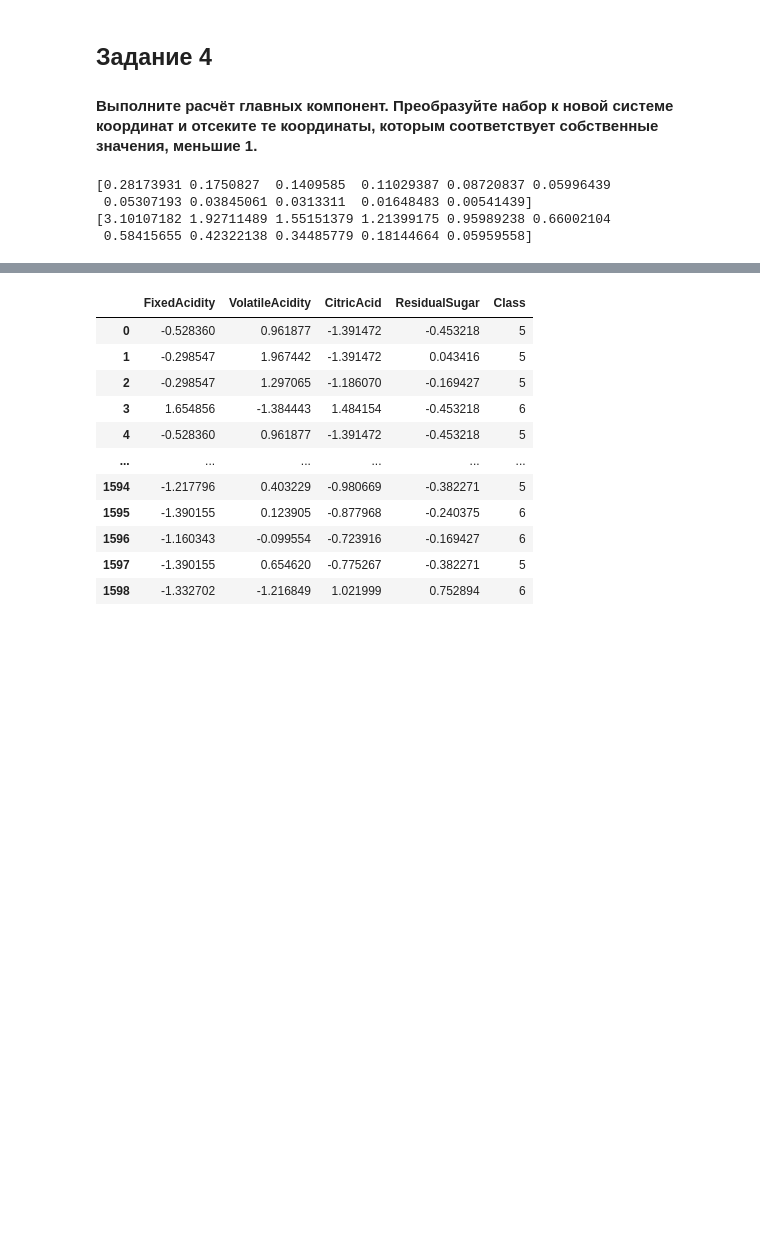
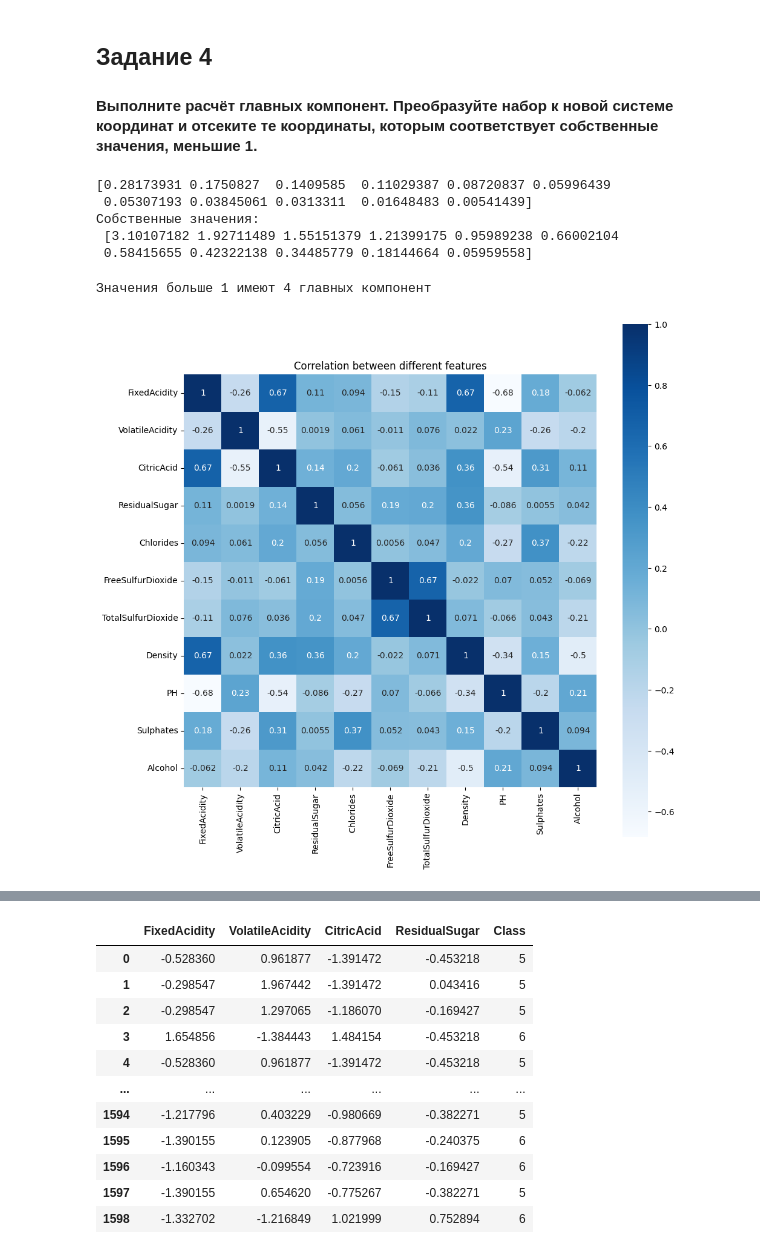
Before and after one commit to gpnwln/labs_projects, a Jupyter notebook: lab_4/lab4.ipynb, the cells around one changed output, grey strips where cells are left out. Cells and saved outputs as stored; diff of their text form; code cells hidden in the pictures; blank space fills up the shorter version.

```diff
--- a/lab_4/lab4.ipynb
+++ b/lab_4/lab4.ipynb
@@ -32,6 +32,7 @@ df
 | 1598 | 6.0 | 0.310 | 0.47 | 3.6 | 0.067 | 18.0 | ... |
 1599 rows × 12 columns
 # %%
+df['Class'] = df['Class'] - 3
 df.dtypes
 # %% [output]
 FixedAcidity          float64
@@ -57,8 +58,7 @@ import numpy as np
 Columns = ['FixedAcidity', 'VolatileAcidity', 'CitricAcid', 'ResidualSugar', 'Chlorides', 'FreeSulfurDioxide', 'TotalSulfurDioxide', 'Density', 'PH', 'Sulphates', 'Alcohol']
 # %%
 scaler_std = preprocessing.StandardScaler()
-x = scaler_std.fit_transform(df[Columns])
-df[Columns] = x
+df[Columns] = scaler_std.fit_transform(df[Columns])
 df.dropna()
 df
 # %% [output]
@@ -81,14 +81,28 @@ df
 # %%
 from sklearn.decomposition import PCA
 # %%
-pca = PCA()
+pca = PCA(n_components = 11)
 table_pca = pca.fit_transform(df[Columns])
 explained_variance_ratio = pca.explained_variance_ratio_
 print(explained_variance_ratio)
 explained_variance = pca.explained_variance_
-print(explained_variance)
+print("Собственные значения: \n", explained_variance)
 # %% [output]
 [0.28173931 0.1750827  0.1409585  0.11029387 0.08720837 0.05996439
  0.05307193 0.03845061 0.0313311  0.01648483 0.00541439]
-[3.10107182 1.92711489 1.55151379 1.21399175 0.95989238 0.66002104
+Собственные значения:
+ [3.10107182 1.92711489 1.55151379 1.21399175 0.95989238 0.66002104
  0.58415655 0.42322138 0.34485779 0.18144664 0.05959558]
+# %%
+m = 0
+for i in range(0, 10):
+    if (explained_variance[i] >= 1):
+        m += 1
+    else:
+        break
+
+print(f'Значения больше 1 имеют {m} главных компонент')
+# %% [output]
+Значения больше 1 имеют 4 главных компонент
+# %%
+correlation = df[Columns].corr() #корреляционная матрица
@@ -94,0 +113,7 @@ print(explained_variance)
+# %%
+plt.figure(figsize=(11,11))
+sns.heatmap(correlation, vmax=1, square=True, annot=True,cmap='Blues')
+plt.title('Correlation between different features')
+plt.show()
+# %% [output]
+[figure, added]
```
Also changed, not shown: parts of 47 cells of this notebook, 1 other file.
